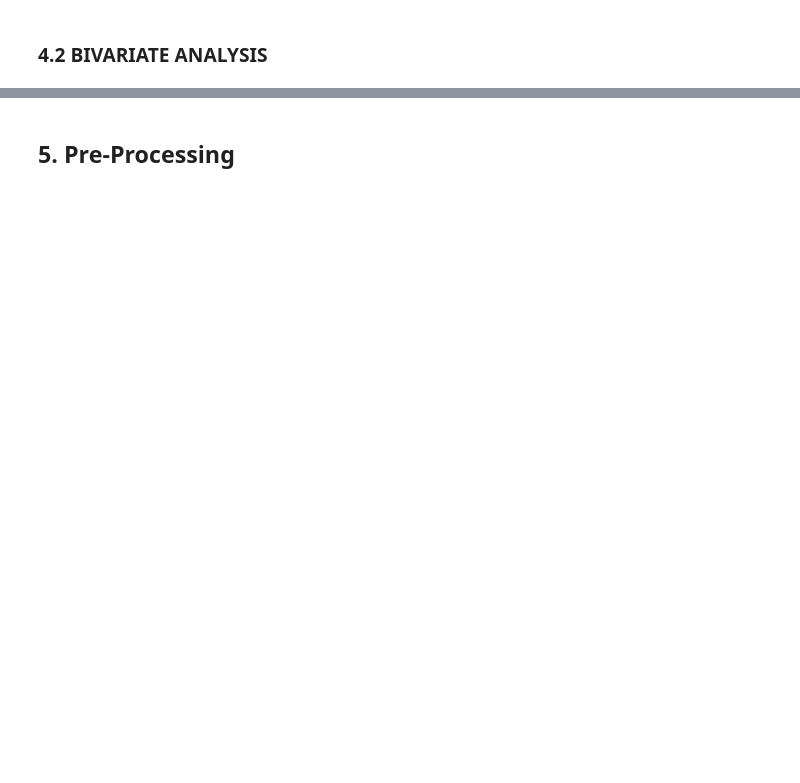
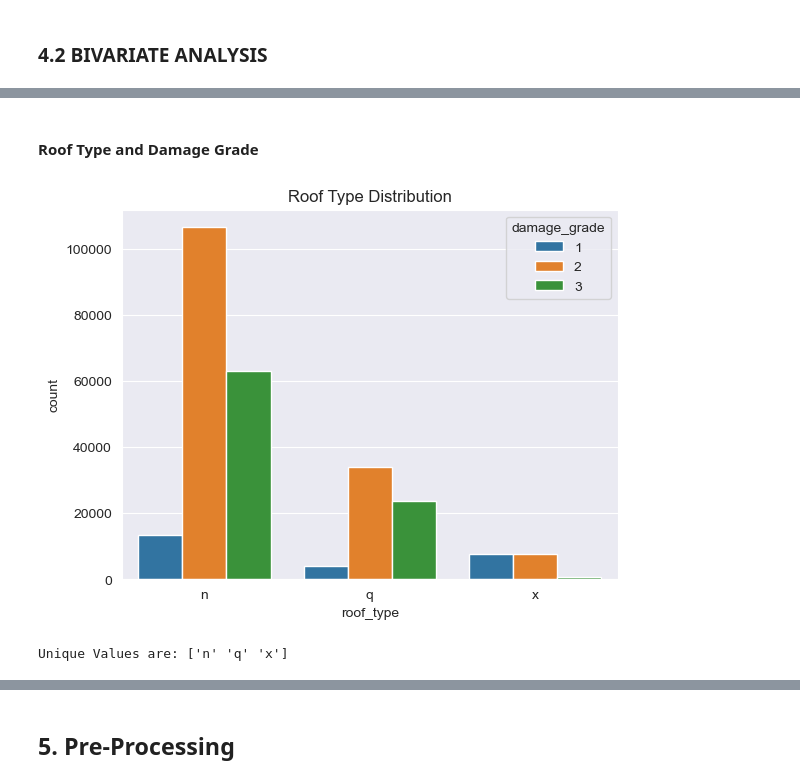
Before and after one commit to Bhandari008/house_damage_prediction, a Jupyter notebook: notebook/EDA.ipynb, the cells around one changed output, grey strips where cells are left out. Drawn from its saved outputs; the diff is of its cells as text; code cells hidden in the pictures; blank space fills up the shorter version.

```diff
--- a/notebook/EDA.ipynb
+++ b/notebook/EDA.ipynb
@@ -349,0 +398,7 @@ sns.boxplot(y='height_percentage', x='damage_grade', data=df);
+# %% [markdown]
+#### Roof Type and Damage Grade
+# %%
+countplot_vis(df.roof_type, "Roof Type")
+# %% [output]
+[figure, added]
+Unique Values are: ['n' 'q' 'x']
```
Also changed, not shown: parts of 81 cells of this notebook, 5 other files.
